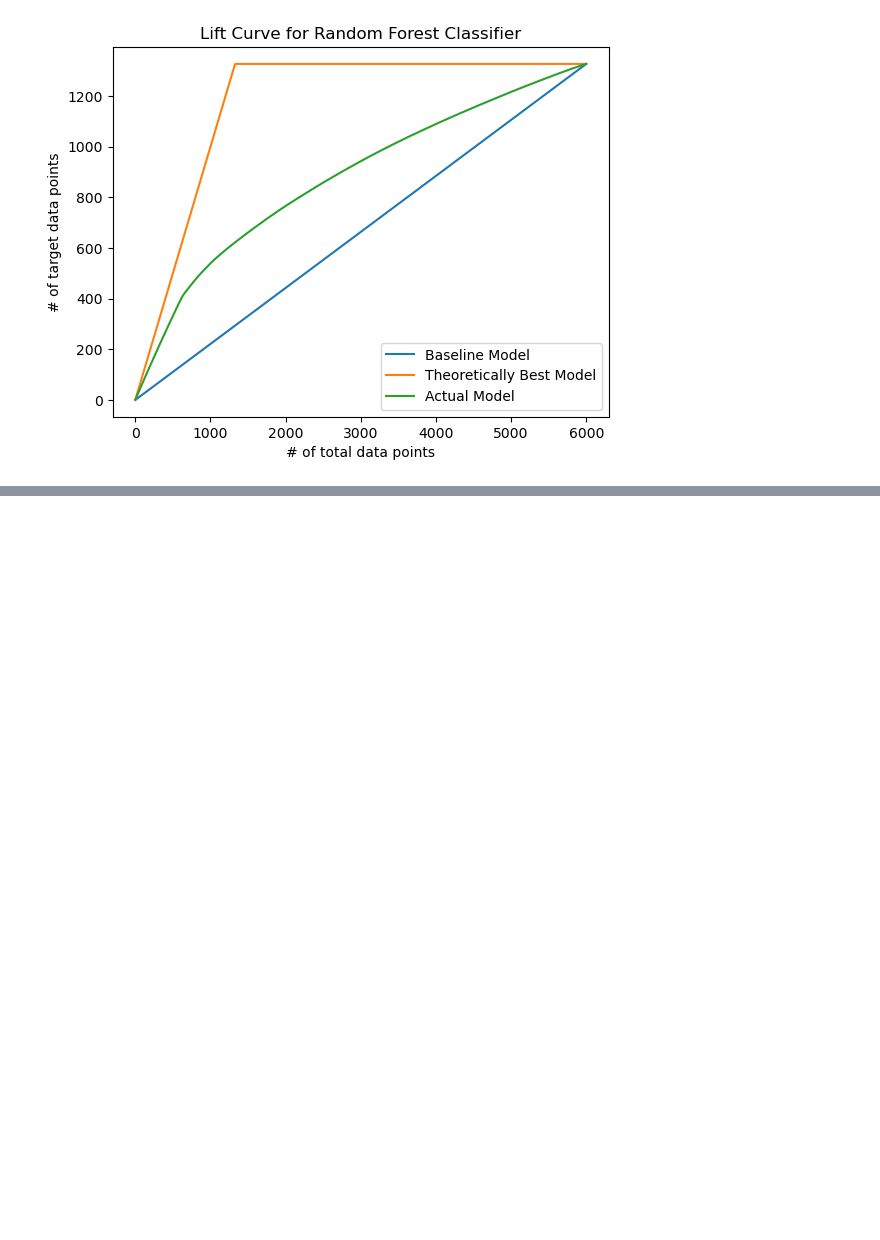
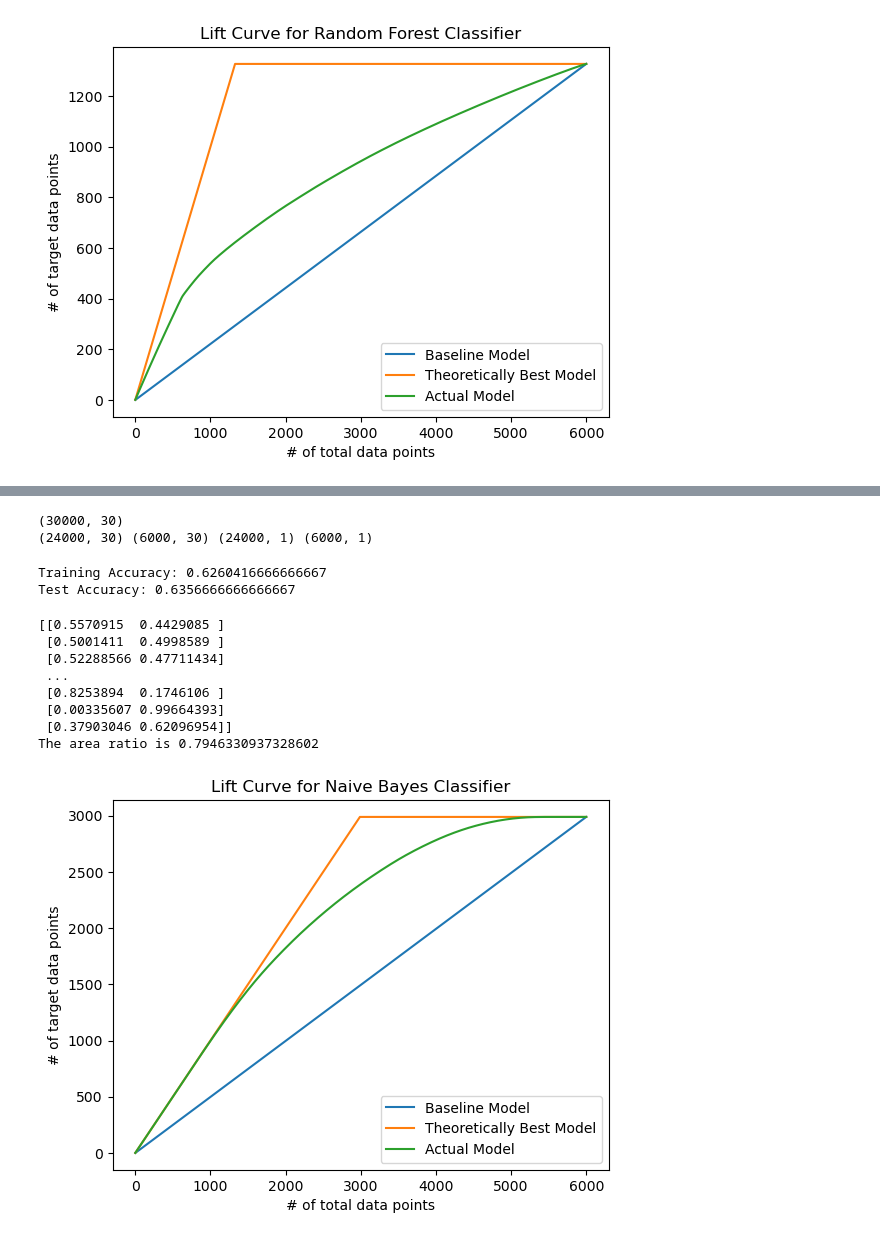
Before and after one commit to bmostowski1996/erdos-project, a Jupyter notebook: credit_card_default_prediction.ipynb, the cells around one changed output, grey strips where cells are left out. Saved outputs shown, nothing was run; the diff lists cells and outputs as text; code cells hidden in the pictures; blank space fills up the shorter version.

Commit message:
Add files via upload
Naive Bayes added

```diff
--- a/credit_card_default_prediction.ipynb
+++ b/credit_card_default_prediction.ipynb
@@ -512,0 +546,16 @@ The area ratio is 0.4163231763790791
+# %%
+# spliting dataset to feature matrix X" and label array "y"
+y = DataSet.loc[:, DataSet.columns == 'default']
+X = DataSet.drop(['default'],axis=1)
+#- convert to arrays -#
+X = np.asarray(X)
+y = np.asarray(y)
+#- normalixing each collumn and
+X = preprocessing.StandardScaler().fit(X).transform(X)
+print(X.shape)
+#spliting for train/test -#
+X_train, X_test, y_train, y_test = train_test_split(X, y, test_size=0.2, random_state=100)
+print(X_train.shape, X_test.shape, y_train.shape, y_test.shape)
+# %% [output]
+(30000, 30)
+(24000, 30) (6000, 30) (24000, 1) (6000, 1)
@@ -512,0 +566,29 @@ The area ratio is 0.4163231763790791
+# %%
+# train and predict
+naive_bayes = GaussianNB()
+naive_bayes.fit(X_train, y_train.ravel())
+y_train_pred = naive_bayes.predict(X_train)
+y_test_pred = naive_bayes.predict(X_test)
+train_accuracy = accuracy_score(y_train, y_train_pred)
+test_accuracy = accuracy_score(y_test, y_test_pred)
+print("Training Accuracy:", train_accuracy)
+print("Test Accuracy:", test_accuracy)
+# %% [output]
+Training Accuracy: 0.6260416666666667
+Test Accuracy: 0.6356666666666667
+# %%
+# Create predictions and store them in a variable
+naive_preds = naive_bayes.predict_proba(X_test)
+print(naive_preds)
+# Plot Lift Curve
+lift_curve(np.reshape(naive_preds[:,1],(6000,)), "Naive Bayes Classifier")
+# %% [output]
+[[0.5570915  0.4429085 ]
+ [0.5001411  0.4998589 ]
+ [0.52288566 0.47711434]
+ ...
+ [0.8253894  0.1746106 ]
+ [0.00335607 0.99664393]
+ [0.37903046 0.62096954]]
+The area ratio is 0.7946330937328602
+[figure, added]
```
Also changed, not shown: parts of 4 cells of this notebook.
